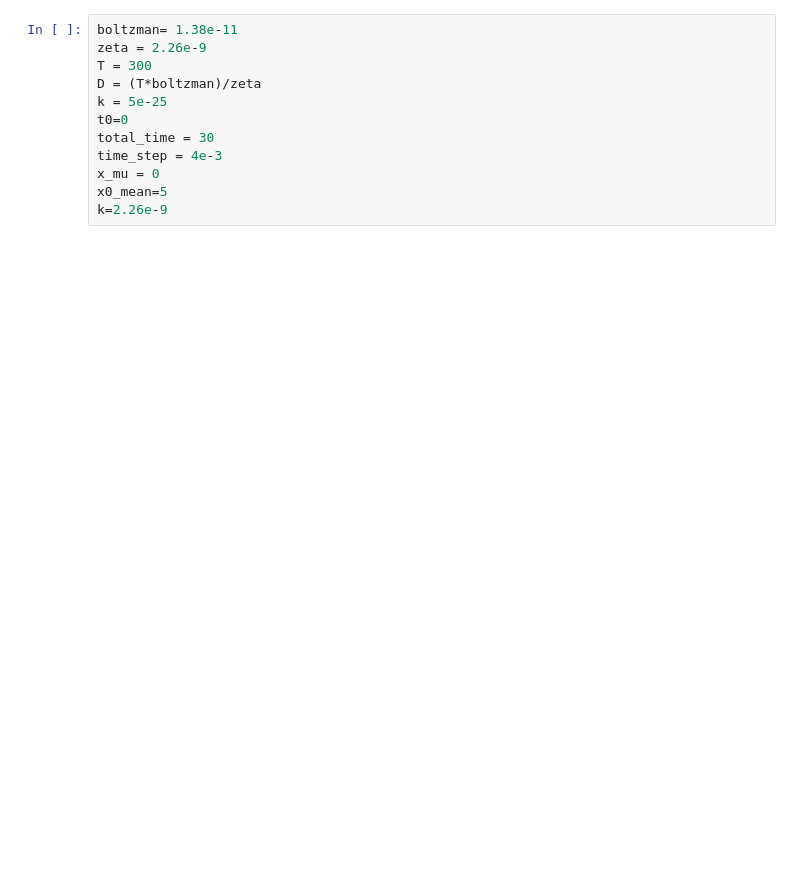
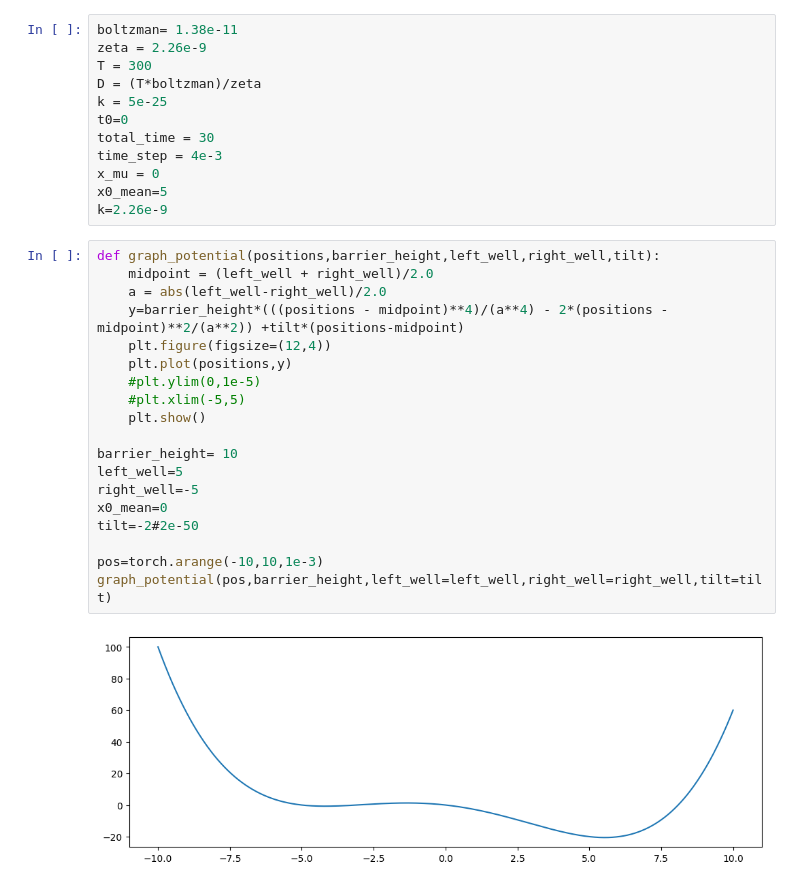
Before and after one commit to 12Mahmud99/synthetic_data_generator, a Jupyter notebook: demo.ipynb, the cells around one changed output. Saved outputs shown, nothing was run; the diff lists cells and outputs as text; blank space fills up the shorter version.

```diff
--- a/demo.ipynb
+++ b/demo.ipynb
@@ -19,6 +19,27 @@ time_step = 4e-3
 x_mu = 0
 x0_mean=5
 k=2.26e-9
+# %%
+def graph_potential(positions,barrier_height,left_well,right_well,tilt):
+    midpoint = (left_well + right_well)/2.0
+    a = abs(left_well-right_well)/2.0
+    y=barrier_height*(((positions - midpoint)**4)/(a**4) - 2*(positions - midpoint)**2/(a**2)) +tilt*(positions-midpoint)
+    plt.figure(figsize=(12,4))
+    plt.plot(positions,y)
+    #plt.ylim(0,1e-5)
+    #plt.xlim(-5,5)
+    plt.show()
+
+barrier_height= 10
+left_well=5
+right_well=-5
+x0_mean=0
+tilt=-2#2e-50
+
+pos=torch.arange(-10,10,1e-3)
+graph_potential(pos,barrier_height,left_well=left_well,right_well=right_well,tilt=tilt)
+# %% [output]
+[figure, added]
 # %%
 
 sw,swt=single_well_generator(num_of_simulations=10,total_time=total_time, zeta=zeta,T=T,time_step=time_step,x_mu=x_mu,boltzmann=boltzman,k=k,x0_mean=x0_mean,device='cpu')
```
Also changed, not shown: parts of 5 cells of this notebook.
